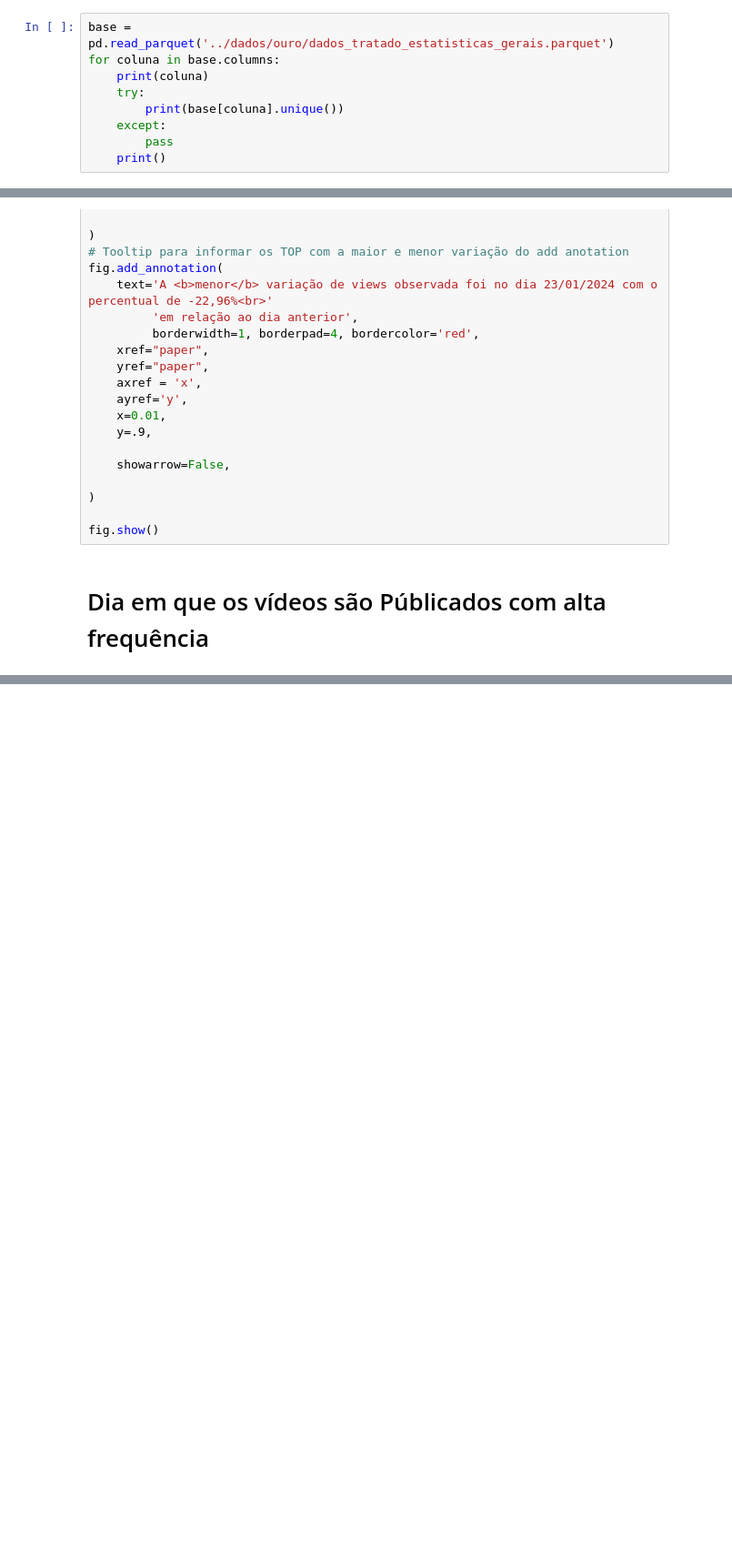
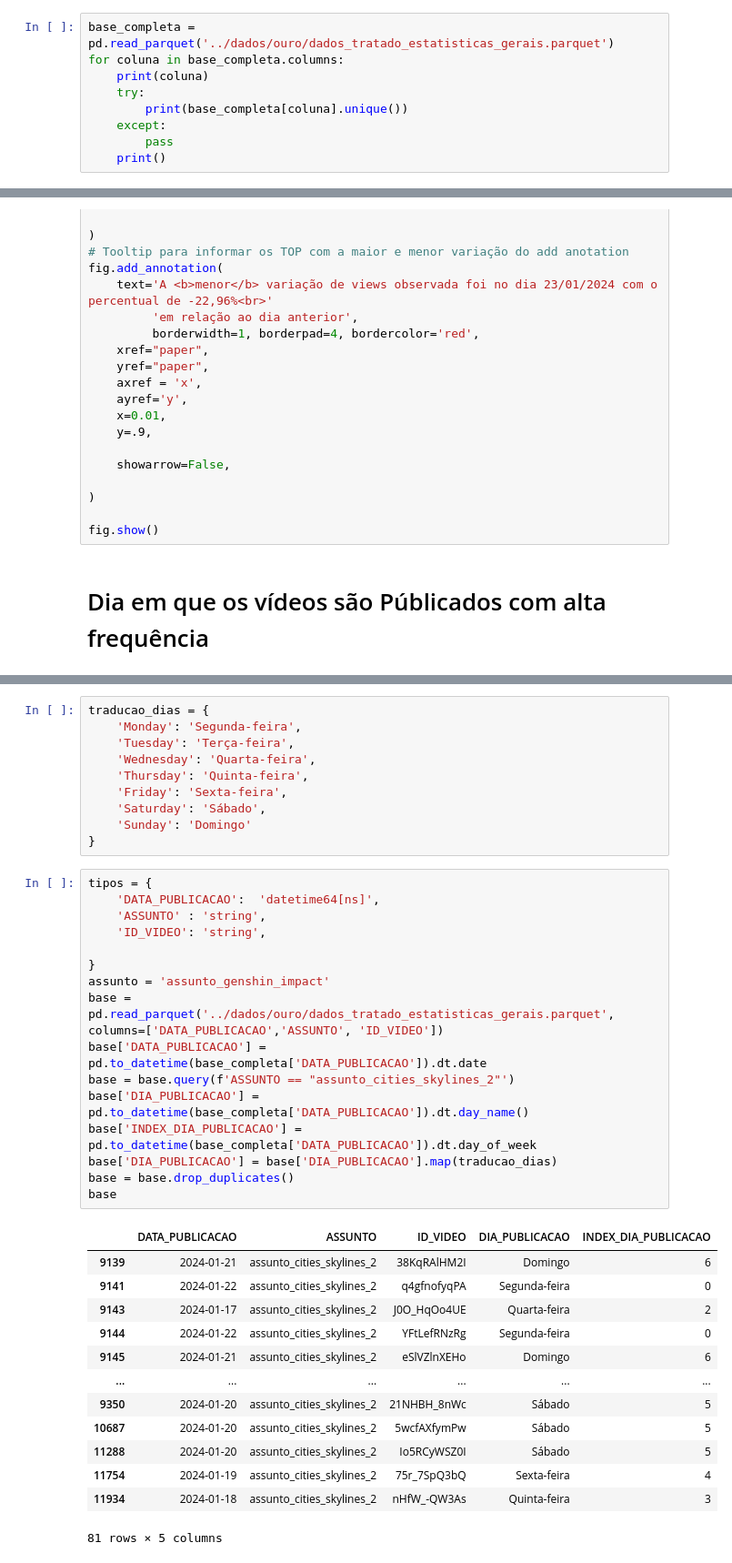
Before and after one commit to rodrigorocha1/analise_dados_youtube, a Jupyter notebook: notebooks_v2/visualizacoes.ipynb, the cells around one changed output, grey strips where cells are left out. Shown at 91% size. Saved outputs shown, nothing was run; the diff lists cells and outputs as text; blank space fills up the shorter version.

```diff
--- a/notebooks_v2/visualizacoes.ipynb
+++ b/notebooks_v2/visualizacoes.ipynb
@@ -9,11 +9,11 @@ import numpy as np
 # %% [markdown]
 # base completa
 # %%
-base = pd.read_parquet('../dados/ouro/dados_tratado_estatisticas_gerais.parquet')
-for coluna in base.columns:
+base_completa = pd.read_parquet('../dados/ouro/dados_tratado_estatisticas_gerais.parquet')
+for coluna in base_completa.columns:
     print(coluna)
     try:
-        print(base[coluna].unique())
+        print(base_completa[coluna].unique())
     except:
         pass
     print()
@@ -292,0 +313,40 @@ fig.show()
+# %%
+traducao_dias = {
+    'Monday': 'Segunda-feira',
+    'Tuesday': 'Terça-feira',
+    'Wednesday': 'Quarta-feira',
+    'Thursday': 'Quinta-feira',
+    'Friday': 'Sexta-feira',
+    'Saturday': 'Sábado',
+    'Sunday': 'Domingo'
+}
+# %%
+tipos = {
+    'DATA_PUBLICACAO':  'datetime64[ns]',
+    'ASSUNTO' : 'string',
+    'ID_VIDEO': 'string',
+
+}
+assunto = 'assunto_genshin_impact'
+base = pd.read_parquet('../dados/ouro/dados_tratado_estatisticas_gerais.parquet', columns=['DATA_PUBLICACAO','ASSUNTO', 'ID_VIDEO'])
+base['DATA_PUBLICACAO'] = pd.to_datetime(base_completa['DATA_PUBLICACAO']).dt.date
+base = base.query(f'ASSUNTO == "assunto_cities_skylines_2"')
+base['DIA_PUBLICACAO'] = pd.to_datetime(base_completa['DATA_PUBLICACAO']).dt.day_name()
+base['INDEX_DIA_PUBLICACAO'] = pd.to_datetime(base_completa['DATA_PUBLICACAO']).dt.day_of_week
+base['DIA_PUBLICACAO'] = base['DIA_PUBLICACAO'].map(traducao_dias)
+base = base.drop_duplicates()
+base
+# %% [output]
+|  | DATA_PUBLICACAO | ASSUNTO | ID_VIDEO | DIA_PUBLICACAO | INDEX_DIA_PUBLICACAO |
+| 9139 | 2024-01-21 | assunto_cities_skylines_2 | 38KqRAlHM2I | Domingo | 6 |
+| 9141 | 2024-01-22 | assunto_cities_skylines_2 | q4gfnofyqPA | Segunda-feira | 0 |
+| 9143 | 2024-01-17 | assunto_cities_skylines_2 | J0O_HqOo4UE | Quarta-feira | 2 |
+| 9144 | 2024-01-22 | assunto_cities_skylines_2 | YFtLefRNzRg | Segunda-feira | 0 |
+| 9145 | 2024-01-21 | assunto_cities_skylines_2 | eSlVZlnXEHo | Domingo | 6 |
+| ... | ... | ... | ... | ... | ... |
+| 9350 | 2024-01-20 | assunto_cities_skylines_2 | 21NHBH_8nWc | Sábado | 5 |
+| 10687 | 2024-01-20 | assunto_cities_skylines_2 | 5wcfAXfymPw | Sábado | 5 |
+| 11288 | 2024-01-20 | assunto_cities_skylines_2 | Io5RCyWSZ0I | Sábado | 5 |
+| 11754 | 2024-01-19 | assunto_cities_skylines_2 | 75r_7SpQ3bQ | Sexta-feira | 4 |
+| 11934 | 2024-01-18 | assunto_cities_skylines_2 | nHfW_-QW3As | Quinta-feira | 3 |
+81 rows × 5 columns
```
Also changed, not shown: parts of 6 cells of this notebook.
